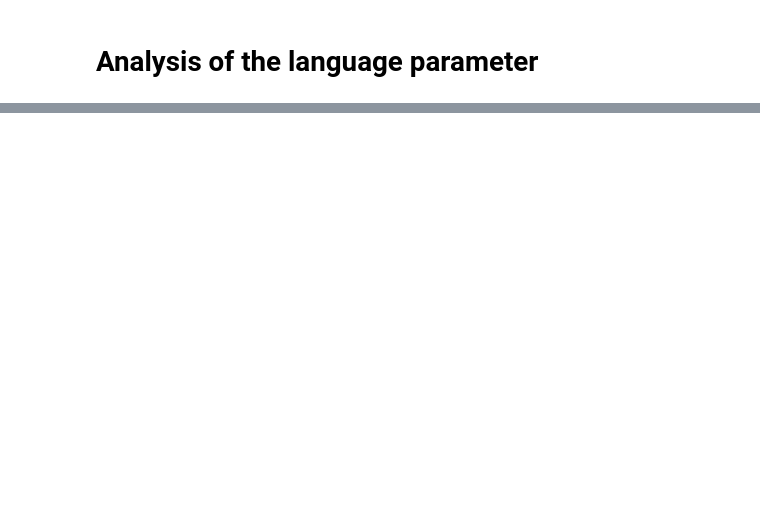
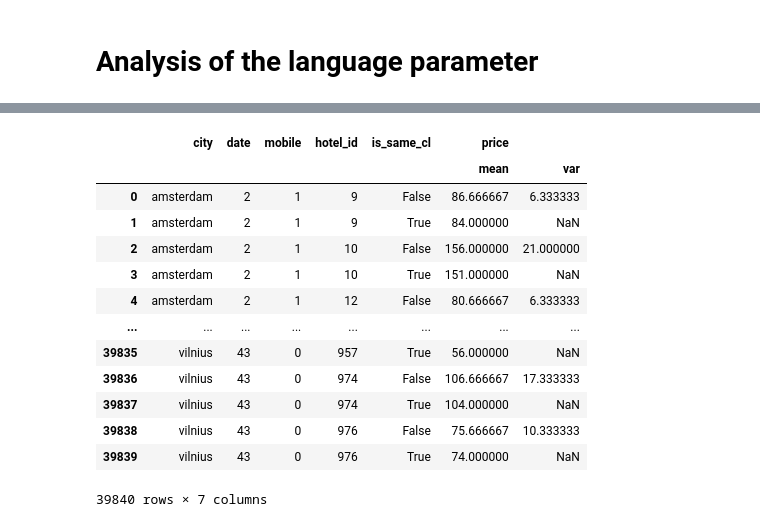
Before and after one commit to Novly57/IA_Framework_DefiIA, a Jupyter notebook: analysis/Language Analysis.ipynb, the cells around one changed output, grey strips where cells are left out. Cells and saved outputs as stored; diff of their text form; code cells hidden in the pictures; blank space fills up the shorter version.

```diff
--- a/analysis/Language Analysis.ipynb
+++ b/analysis/Language Analysis.ipynb
@@ -36,0 +37,2 @@ data
+# %%
+dic_lang = {'amsterdam':'dutch', 'copenhagen':'danish', 'madrid':'spanish', 'paris':'french', 'rome':'italian', 'sofia':'bulgarian', 'valletta':'maltese', 'vienna':'austrian' ,'vilnius':'lithuanian'}
@@ -36,0 +79,18 @@ data
+# %%
+grouped = grouped.reset_index()
+grouped
+# %% [output]
+|  | city | date | mobile | hotel_id | is_same_cl | price |  |
+|  |  |  |  |  |  | mean | var |
+| 0 | amsterdam | 2 | 1 | 9 | False | 86.666667 | 6.333333 |
+| 1 | amsterdam | 2 | 1 | 9 | True | 84.000000 | NaN |
+| 2 | amsterdam | 2 | 1 | 10 | False | 156.000000 | 21.000000 |
+| 3 | amsterdam | 2 | 1 | 10 | True | 151.000000 | NaN |
+| 4 | amsterdam | 2 | 1 | 12 | False | 80.666667 | 6.333333 |
+| ... | ... | ... | ... | ... | ... | ... | ... |
+| 39835 | vilnius | 43 | 0 | 957 | True | 56.000000 | NaN |
+| 39836 | vilnius | 43 | 0 | 974 | False | 106.666667 | 17.333333 |
+| 39837 | vilnius | 43 | 0 | 974 | True | 104.000000 | NaN |
+| 39838 | vilnius | 43 | 0 | 976 | False | 75.666667 | 10.333333 |
+| 39839 | vilnius | 43 | 0 | 976 | True | 74.000000 | NaN |
+39840 rows × 7 columns
```
Also changed, not shown: parts of 15 cells of this notebook, 1 other file.
